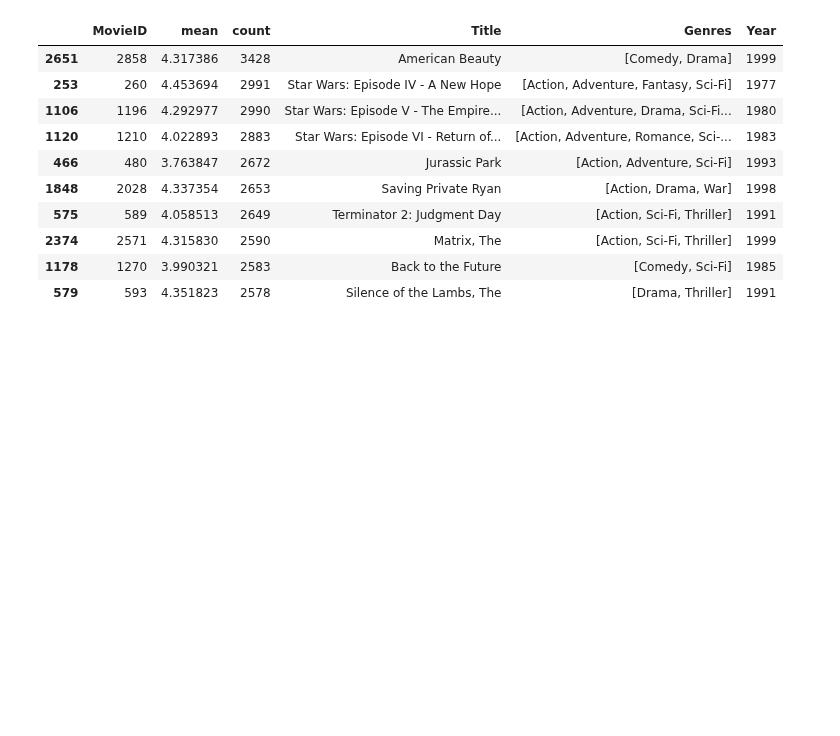
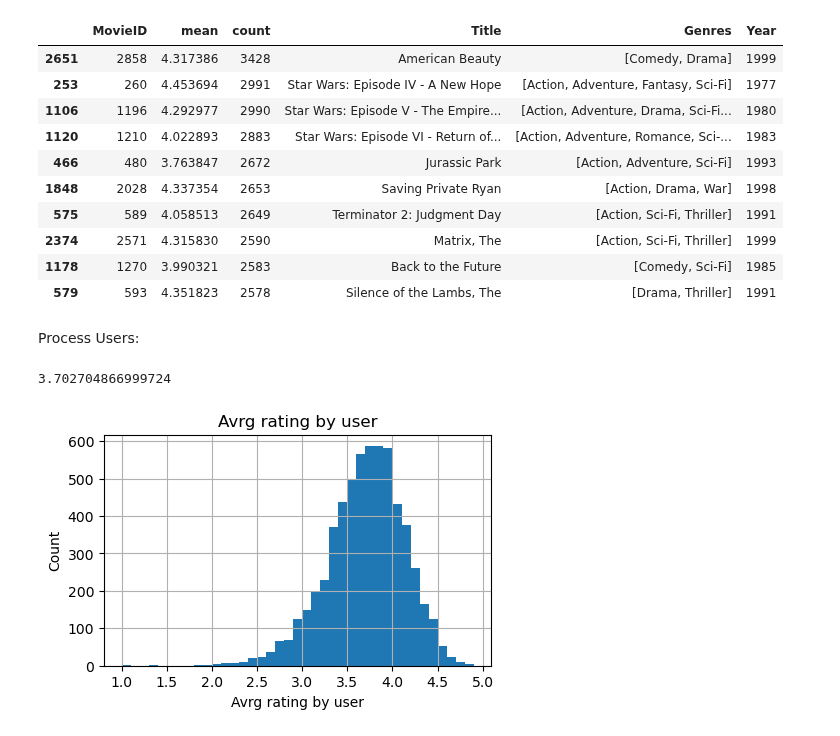
Before and after one commit to starovit/ucu-recsys-movielens, a Jupyter notebook: experiments/1_eda/eda.ipynb, the cells around one changed output. Drawn from its saved outputs; the diff is of its cells as text; code cells hidden in the pictures; blank space fills up the shorter version.

```diff
--- a/experiments/1_eda/eda.ipynb
+++ b/experiments/1_eda/eda.ipynb
@@ -383,3 +386,17 @@ display(movies_with_ratings.sort_values("count", ascending=False)[:10])
 | 2374 | 2571 | 4.315830 | 2590 | Matrix, The | [Action, Sci-Fi, Thriller] | 1999 |
 | 1178 | 1270 | 3.990321 | 2583 | Back to the Future | [Comedy, Sci-Fi] | 1985 |
 | 579 | 593 | 4.351823 | 2578 | Silence of the Lambs, The | [Drama, Thriller] | 1991 |
+# %% [markdown]
+Process Users:
+# %%
+rating_stats = df_ratings.groupby("UserID")["Rating"].agg(["mean", "count"]).reset_index()
+# %%
+plt.figure(figsize=(5, 3))
+rating_stats["mean"].hist(bins=np.arange(1, 5, 0.1))
+plt.title("Avrg rating by user")
+plt.xlabel("Avrg rating by user")
+plt.ylabel("Count")
+print(rating_stats["mean"].mean())
+# %% [output]
+3.702704866999724
+[figure, added]
```
Also changed, not shown: parts of 11 cells of this notebook.
